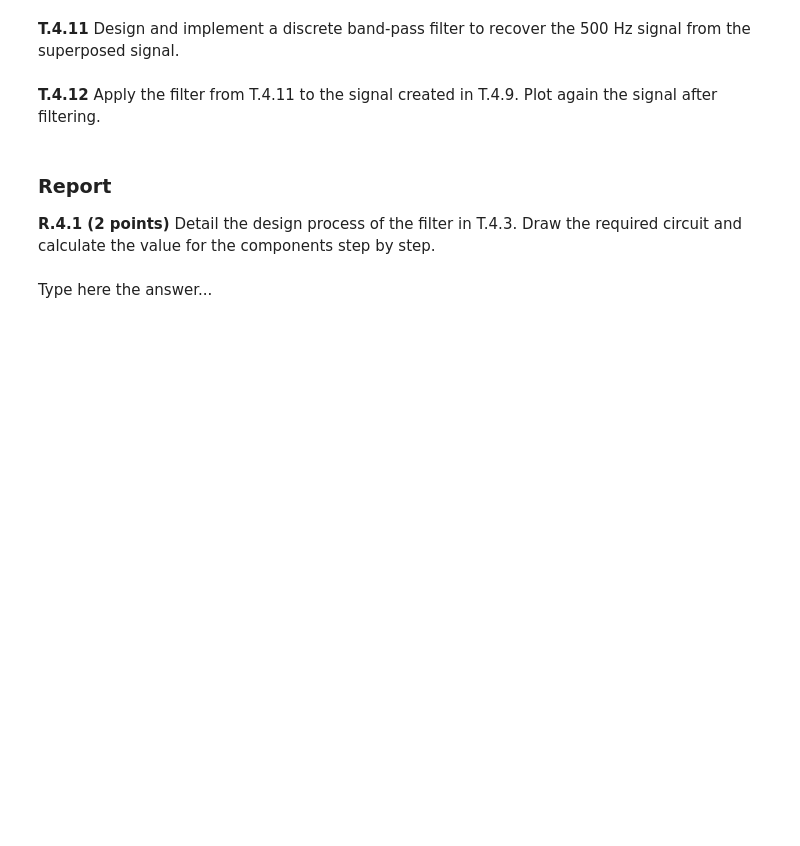
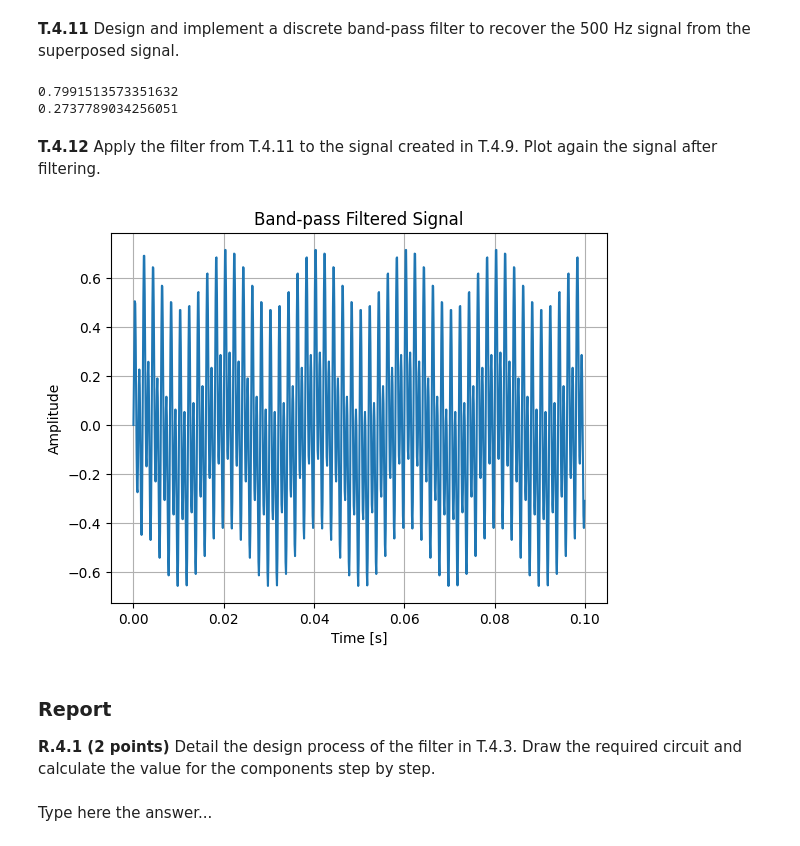
Before and after one commit to samuele-ribaudo/humanoid-sensors-and-actuators, a Jupyter notebook: T5/code/Tutorial_5.ipynb, the cells around one changed output. Cells and saved outputs as stored; diff of their text form; code cells hidden in the pictures; blank space fills up the shorter version.

```diff
--- a/T5/code/Tutorial_5.ipynb
+++ b/T5/code/Tutorial_5.ipynb
@@ -221,3 +328,27 @@ Type here the answer...
+# %%
+frequency_cutoff_bph = 400   # lower cut-off frequency
+frequency_cutoff_bpl = 600   # upper cut-off frequency
+
+t_s = 1 / sampling_rate
+
+time_constant_bph = 1 / (2*np.pi*frequency_cutoff_bph)
+time_constant_bpl = 1 / (2*np.pi*frequency_cutoff_bpl)
+
+# Filter coefficients
+alpha_bph = time_constant_bph / (time_constant_bph + t_s)
+alpha_bpl = t_s / (time_constant_bpl + t_s)
+
+print(alpha_bph)
+print(alpha_bpl)
+
+# The calculated alpha_hp is then used in the recursive high-pass filter equation:
+# y_hp[n] = alpha_hp*(y_hp[n-1] + x[n] - x[n-1])
+
+# The calculated alpha_lp is then used in the recursive low-pass filter equation:
+# y_bp[n] = y_bp[n-1] + alpha_lp*(y_hp[n] - y_bp[n-1])
+# %% [output]
+0.7991513573351632
+0.2737789034256051
 # %% [markdown]
 
 
@@ -227,3 +356,26 @@ Type here the answer...
+# %%
+# Initialize
+y_hp = np.zeros_like(x_new)
+y = np.zeros_like(x_new)
+
+y_hp[0] = x_new[0]
+y[0] = y_hp[0]
+
+# Apply band-pass filter
+for n in range(1, len(x_new)):
+    # High-pass part
+    y_hp[n] = alpha_bph*(y_hp[n-1] + x_new[n] - x_new[n-1])
+    # Low-pass part
+    y[n] = y[n-1] + alpha_bpl*(y_hp[n] - y[n-1])
+
+plt.plot(t, y)
+plt.xlabel("Time [s]")
+plt.ylabel("Amplitude")
+plt.title("Band-pass Filtered Signal")
+plt.grid(True)
+plt.show()
+# %% [output]
+[figure, added]
 # %% [markdown]
 ### Report
 
```
Also changed, not shown: parts of 23 cells of this notebook, 1 other file.
